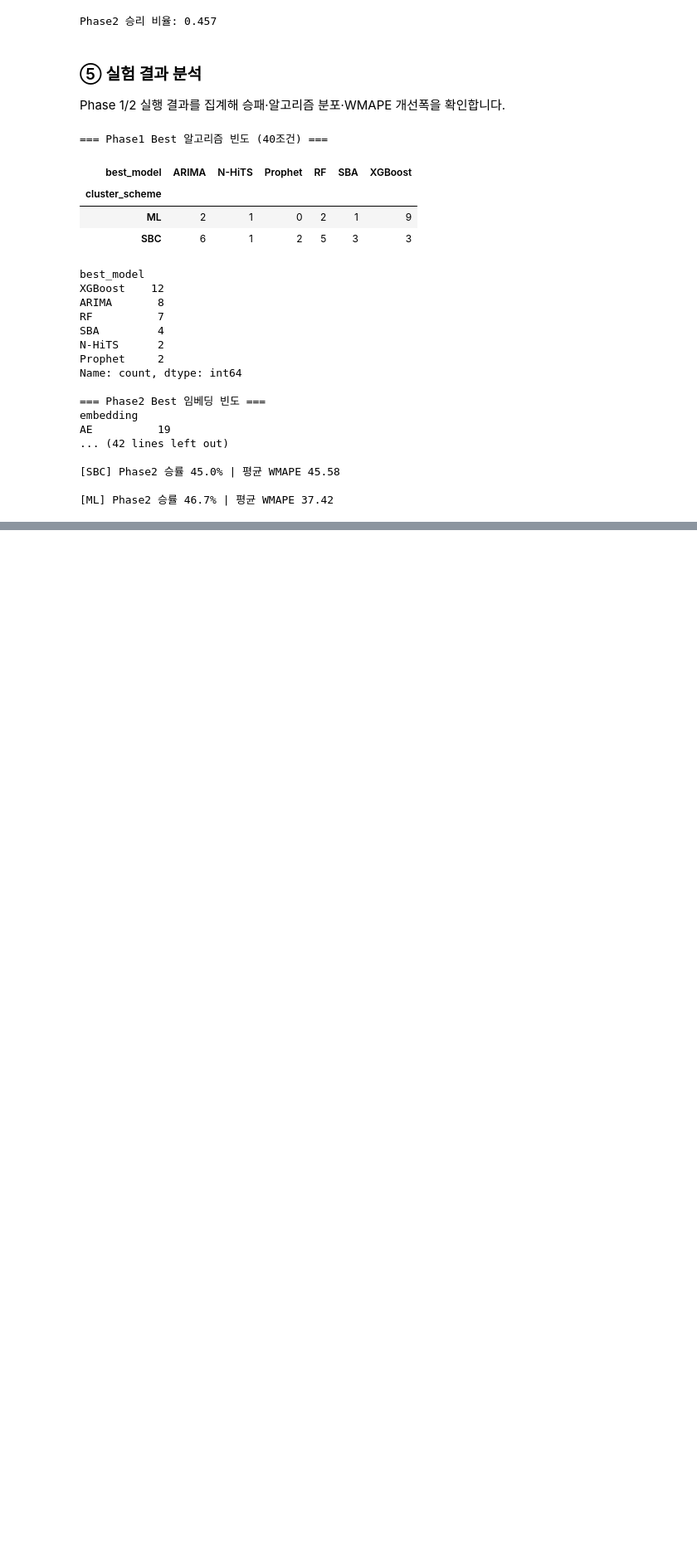
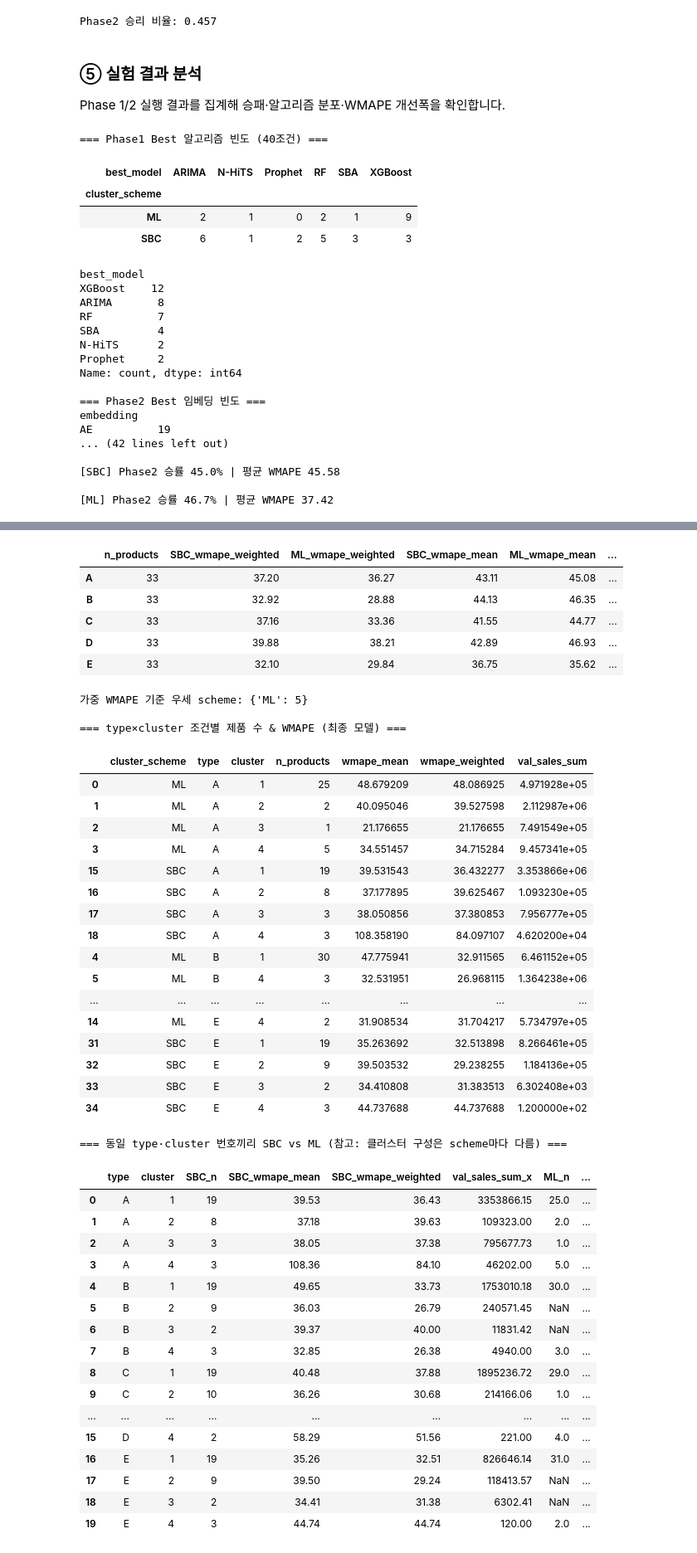
Before and after one commit to junghyuk-kim/ai-retail-demandforecasting, a Jupyter notebook: code/07_머신러닝_예측모델.ipynb, the cells around one changed output, grey strips where cells are left out. Shown at 83% size. Drawn from its saved outputs; the diff is of its cells as text; code cells hidden in the pictures; blank space fills up the shorter version.

Commit message:
Add weighted WMAPE analysis comparing SBC vs ML clustering by type.

```diff
--- a/code/07_머신러닝_예측모델.ipynb
+++ b/code/07_머신러닝_예측모델.ipynb
@@ -316,0 +326,31 @@ AE          19
+# %%
+from utils.phase_analysis import (
+    validation_weights,
+    build_family_final_results,
+    summarize_wmape,
+    compare_schemes_by_type,
+    compare_schemes_by_cluster,
+)
+
+# 제품별 검증 판매량 가중치
+val_weights = validation_weights(df)
+
+# 조건별 최종 모델 → 제품 단위 WMAPE (final_best 기준)
+family_final = build_family_final_results(phase1, phase2, final_best, val_weights)
+print('제품 단위 결과:', len(family_final), 'rows')
+
+# --- type별 SBC vs ML ---
+type_compare = compare_schemes_by_type(family_final)
+print('\n=== type별 SBC(rule-base) vs ML — 가중 WMAPE ===')
+display(type_compare)
+print('가중 WMAPE 기준 우세 scheme:', type_compare['better_scheme_weighted'].value_counts().to_dict())
+
+# --- 클러스터별 (제품 수 + 단순평균 vs 가중) ---
+print('\n=== type×cluster 조건별 제품 수 & WMAPE (최종 모델) ===')
+cluster_detail = summarize_wmape(family_final, ['cluster_scheme', 'type', 'cluster'])
+display(cluster_detail.sort_values(['type', 'cluster_scheme', 'cluster']))
+
+print('\n=== 동일 type·cluster 번호끼리 SBC vs ML (참고: 클러스터 구성은 scheme마다 다름) ===')
+cluster_scheme_compare = compare_schemes_by_cluster(family_final)
+display(cluster_scheme_compare.sort_values(['type', 'cluster']))
+# %% [output]
@@ -317,3 +360,47 @@ AE          19
+|  | n_products | SBC_wmape_weighted | ML_wmape_weighted | SBC_wmape_mean | ML_wmape_mean | ... |
+| A | 33 | 37.20 | 36.27 | 43.11 | 45.08 | ... |
+| B | 33 | 32.92 | 28.88 | 44.13 | 46.35 | ... |
+| C | 33 | 37.16 | 33.36 | 41.55 | 44.77 | ... |
+| D | 33 | 39.88 | 38.21 | 42.89 | 46.93 | ... |
+| E | 33 | 32.10 | 29.84 | 36.75 | 35.62 | ... |
+가중 WMAPE 기준 우세 scheme: {'ML': 5}
+
+=== type×cluster 조건별 제품 수 & WMAPE (최종 모델) ===
+|  | cluster_scheme | type | cluster | n_products | wmape_mean | wmape_weighted | val_sales_sum |
+| 0 | ML | A | 1 | 25 | 48.679209 | 48.086925 | 4.971928e+05 |
+| 1 | ML | A | 2 | 2 | 40.095046 | 39.527598 | 2.112987e+06 |
+| 2 | ML | A | 3 | 1 | 21.176655 | 21.176655 | 7.491549e+05 |
+| 3 | ML | A | 4 | 5 | 34.551457 | 34.715284 | 9.457341e+05 |
+| 15 | SBC | A | 1 | 19 | 39.531543 | 36.432277 | 3.353866e+06 |
+| 16 | SBC | A | 2 | 8 | 37.177895 | 39.625467 | 1.093230e+05 |
+| 17 | SBC | A | 3 | 3 | 38.050856 | 37.380853 | 7.956777e+05 |
+| 18 | SBC | A | 4 | 3 | 108.358190 | 84.097107 | 4.620200e+04 |
+| 4 | ML | B | 1 | 30 | 47.775941 | 32.911565 | 6.461152e+05 |
+| 5 | ML | B | 4 | 3 | 32.531951 | 26.968115 | 1.364238e+06 |
+| ... | ... | ... | ... | ... | ... | ... | ... |
+| 14 | ML | E | 4 | 2 | 31.908534 | 31.704217 | 5.734797e+05 |
+| 31 | SBC | E | 1 | 19 | 35.263692 | 32.513898 | 8.266461e+05 |
+| 32 | SBC | E | 2 | 9 | 39.503532 | 29.238255 | 1.184136e+05 |
+| 33 | SBC | E | 3 | 2 | 34.410808 | 31.383513 | 6.302408e+03 |
+| 34 | SBC | E | 4 | 3 | 44.737688 | 44.737688 | 1.200000e+02 |
+=== 동일 type·cluster 번호끼리 SBC vs ML (참고: 클러스터 구성은 scheme마다 다름) ===
+|  | type | cluster | SBC_n | SBC_wmape_mean | SBC_wmape_weighted | val_sales_sum_x | ML_n | ... |
+| 0 | A | 1 | 19 | 39.53 | 36.43 | 3353866.15 | 25.0 | ... |
+| 1 | A | 2 | 8 | 37.18 | 39.63 | 109323.00 | 2.0 | ... |
+| 2 | A | 3 | 3 | 38.05 | 37.38 | 795677.73 | 1.0 | ... |
+| 3 | A | 4 | 3 | 108.36 | 84.10 | 46202.00 | 5.0 | ... |
+| 4 | B | 1 | 19 | 49.65 | 33.73 | 1753010.18 | 30.0 | ... |
+| 5 | B | 2 | 9 | 36.03 | 26.79 | 240571.45 | NaN | ... |
+| 6 | B | 3 | 2 | 39.37 | 40.00 | 11831.42 | NaN | ... |
+| 7 | B | 4 | 3 | 32.85 | 26.38 | 4940.00 | 3.0 | ... |
+| 8 | C | 1 | 19 | 40.48 | 37.88 | 1895236.72 | 29.0 | ... |
+| 9 | C | 2 | 10 | 36.26 | 30.68 | 214166.06 | 1.0 | ... |
+| ... | ... | ... | ... | ... | ... | ... | ... | ... |
+| 15 | D | 4 | 2 | 58.29 | 51.56 | 221.00 | 4.0 | ... |
+| 16 | E | 1 | 19 | 35.26 | 32.51 | 826646.14 | 31.0 | ... |
+| 17 | E | 2 | 9 | 39.50 | 29.24 | 118413.57 | NaN | ... |
+| 18 | E | 3 | 2 | 34.41 | 31.38 | 6302.41 | NaN | ... |
+| 19 | E | 4 | 3 | 44.74 | 44.74 | 120.00 | 2.0 | ... |
 # %% [markdown]
 ## 분석 요약 (실측 결과)
 
```
Also changed, not shown: parts of 3 cells of this notebook, 1 other file.
